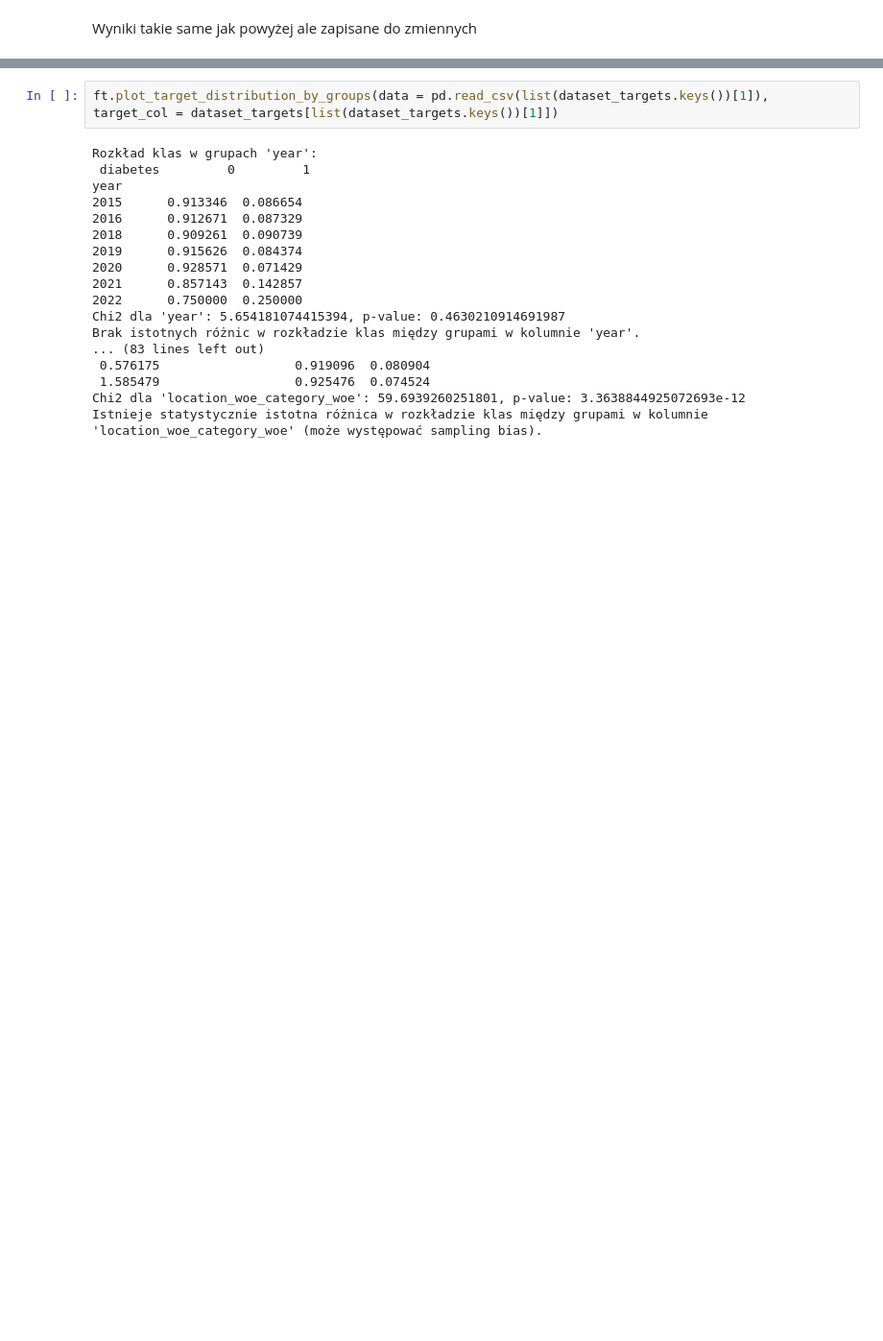
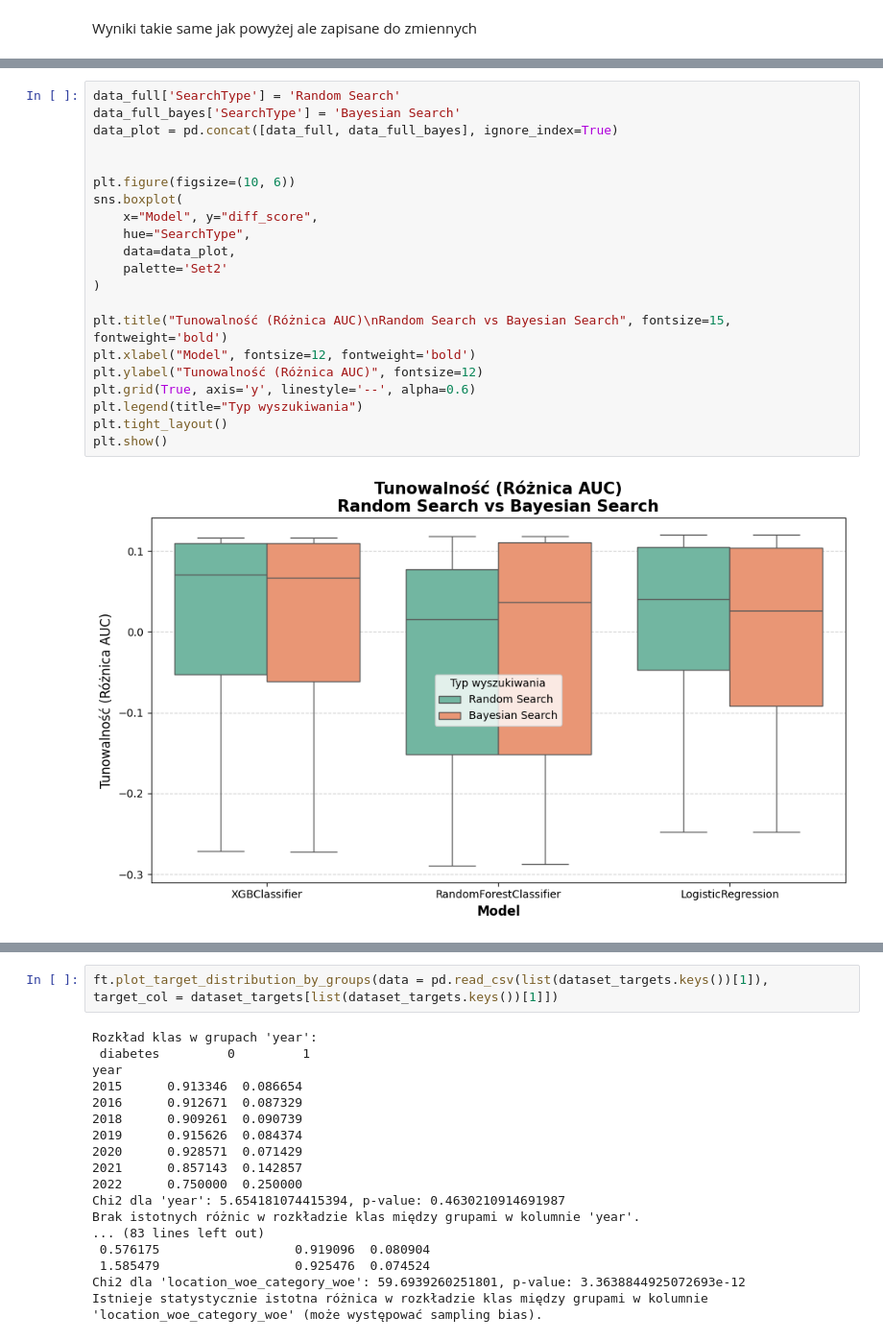
Before and after one commit to bartkowiakdaria/AutoML, a Jupyter notebook: tunning_all_models.ipynb, the cells around one changed output, grey strips where cells are left out. Shown at 96% size. Drawn from its saved outputs; the diff is of its cells as text; blank space fills up the shorter version.

```diff
--- a/tunning_all_models.ipynb
+++ b/tunning_all_models.ipynb
@@ -385,0 +348,23 @@ plt.show()
+# %%
+data_full['SearchType'] = 'Random Search'
+data_full_bayes['SearchType'] = 'Bayesian Search'
+data_plot = pd.concat([data_full, data_full_bayes], ignore_index=True)
+
+
+plt.figure(figsize=(10, 6))
+sns.boxplot(
+    x="Model", y="diff_score",
+    hue="SearchType",
+    data=data_plot,
+    palette='Set2'
+)
+
+plt.title("Tunowalność (Różnica AUC)\nRandom Search vs Bayesian Search", fontsize=15, fontweight='bold')
+plt.xlabel("Model", fontsize=12, fontweight='bold')
+plt.ylabel("Tunowalność (Różnica AUC)", fontsize=12)
+plt.grid(True, axis='y', linestyle='--', alpha=0.6)
+plt.legend(title="Typ wyszukiwania")
+plt.tight_layout()
+plt.show()
+# %% [output]
+[figure, added]
```
Also changed, not shown: parts of 21 cells of this notebook, 1 other file.
